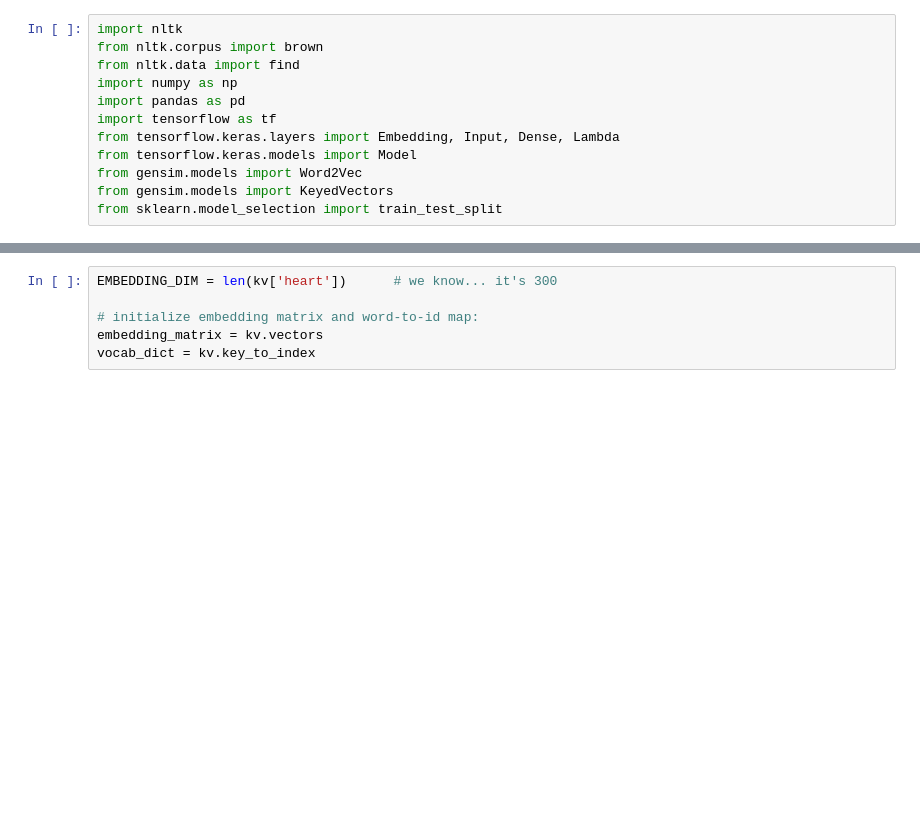
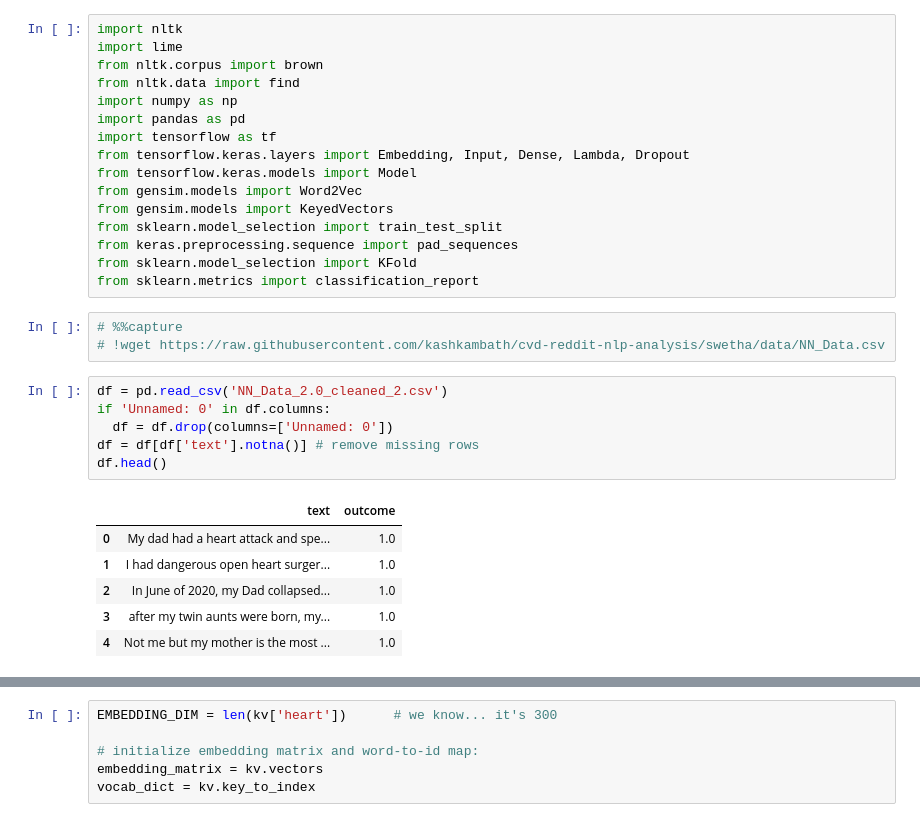
Before and after one commit to kashkambath/cvd-reddit-nlp-analysis, a Jupyter notebook: NN.ipynb, the cells around one changed output, grey strips where cells are left out. Drawn from its saved outputs; the diff is of its cells as text; blank space fills up the shorter version.

```diff
--- a/NN.ipynb
+++ b/NN.ipynb
@@ -1,13 +34,33 @@
 # %%
 import nltk
+import lime
 from nltk.corpus import brown
 from nltk.data import find
 import numpy as np
 import pandas as pd
 import tensorflow as tf
-from tensorflow.keras.layers import Embedding, Input, Dense, Lambda
+from tensorflow.keras.layers import Embedding, Input, Dense, Lambda, Dropout
 from tensorflow.keras.models import Model
 from gensim.models import Word2Vec
 from gensim.models import KeyedVectors
 from sklearn.model_selection import train_test_split
+from keras.preprocessing.sequence import pad_sequences
+from sklearn.model_selection import KFold
+from sklearn.metrics import classification_report
+# %%
+# %%capture
+# !wget https://raw.githubusercontent.com/kashkambath/cvd-reddit-nlp-analysis/swetha/data/NN_Data.csv
+# %%
+df = pd.read_csv('NN_Data_2.0_cleaned_2.csv')
+if 'Unnamed: 0' in df.columns:
+  df = df.drop(columns=['Unnamed: 0'])
+df = df[df['text'].notna()] # remove missing rows
+df.head()
+# %% [output]
+|  | text | outcome |
+| 0 | My dad had a heart attack and spe... | 1.0 |
+| 1 | I had dangerous open heart surger... | 1.0 |
+| 2 | In June of 2020, my Dad collapsed... | 1.0 |
+| 3 | after my twin aunts were born, my... | 1.0 |
+| 4 | Not me but my mother is the most ... | 1.0 |
 # %%
```
Also changed, not shown: parts of 40 cells of this notebook, 1 other file.
